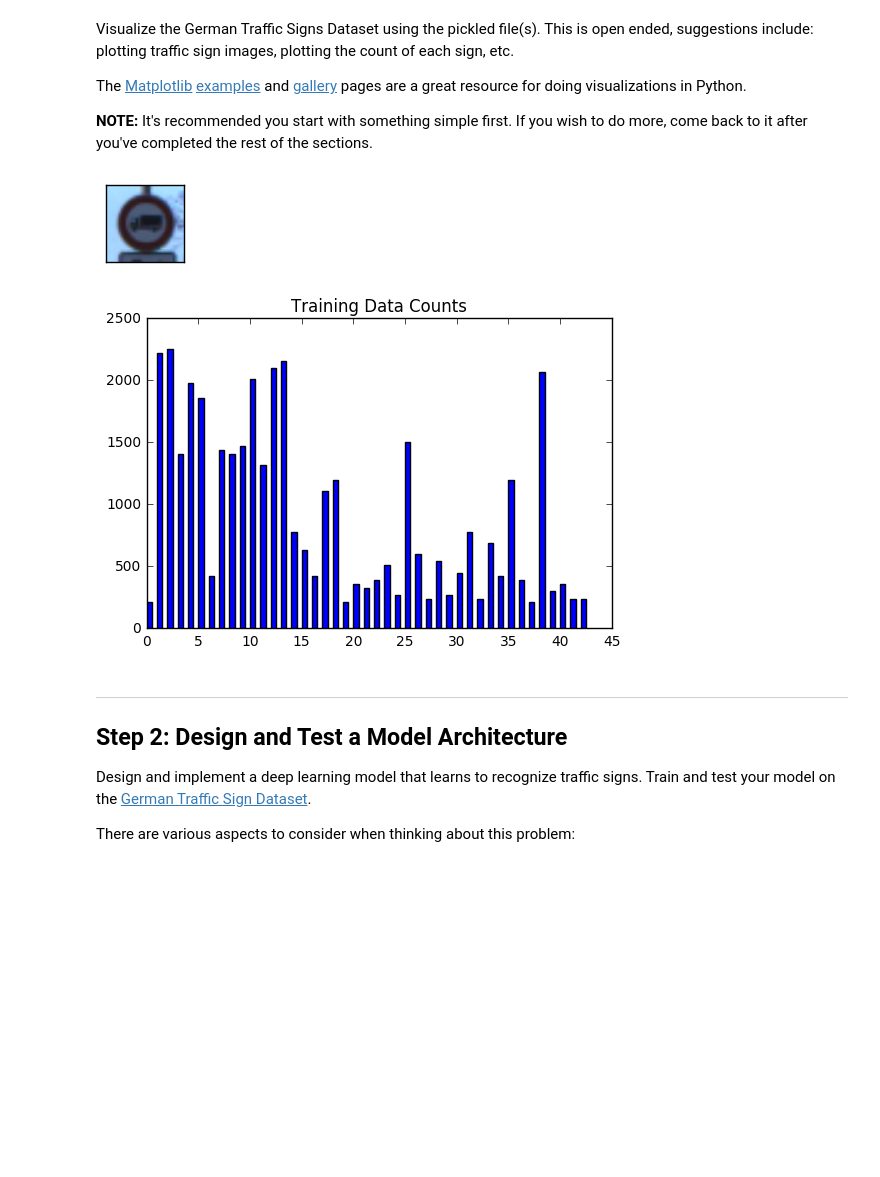
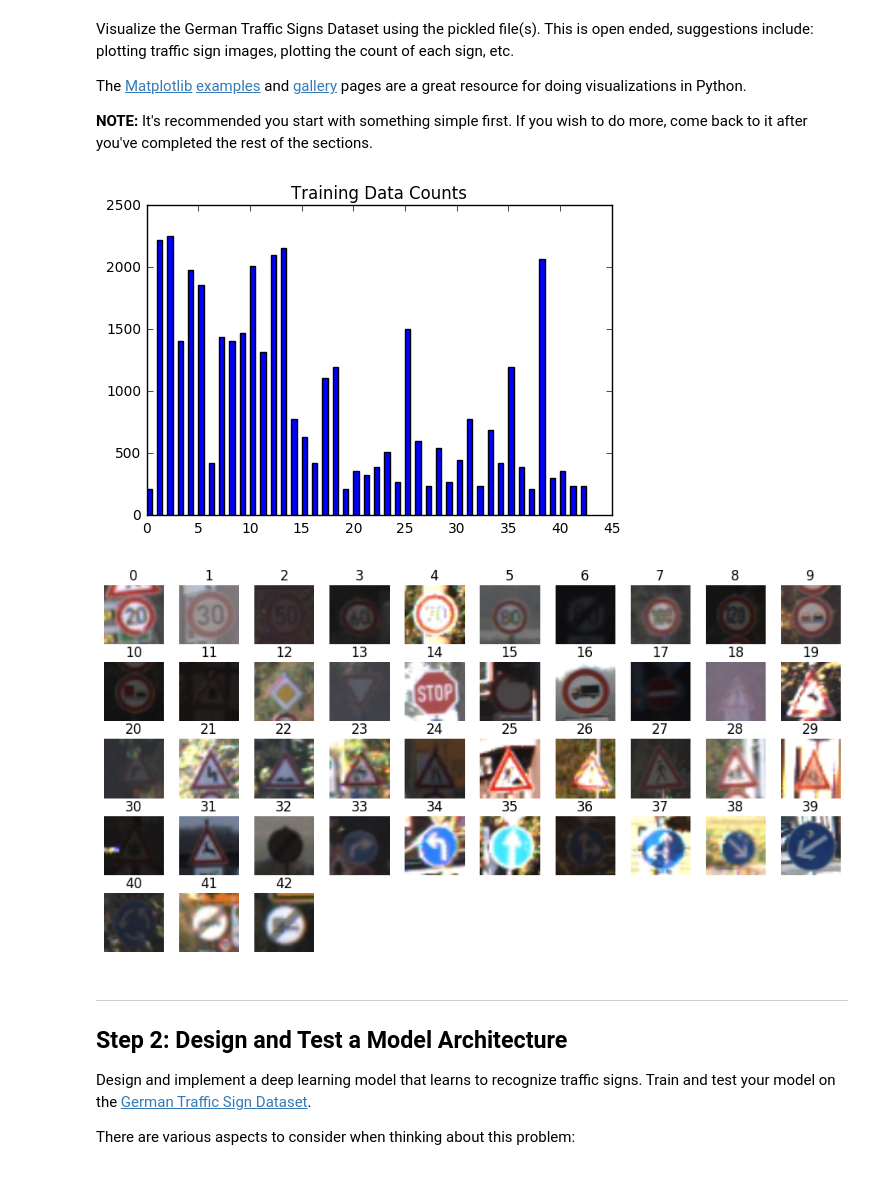
Before and after one commit to hamptonb94/CarND-Traffic-Sign-Classifier-Project, a Jupyter notebook: Traffic_Sign_Classifier.ipynb, the cells around one changed output. Drawn from its saved outputs; the diff is of its cells as text; code cells hidden in the pictures; blank space fills up the shorter version.

```diff
--- a/Traffic_Sign_Classifier.ipynb
+++ b/Traffic_Sign_Classifier.ipynb
@@ -79,29 +79,37 @@ The [Matplotlib](http://matplotlib.org/) [examples](http://matplotlib.org/exampl
 # %%
 ### Data exploration visualization goes here.
 ### Feel free to use as many code cells as needed.
 import random
 import numpy as np
 import matplotlib.pyplot as plt
+import matplotlib.gridspec as gridspec
 # Visualizations will be shown in the notebook.
 %matplotlib inline
-
-# plot a random image
-index = random.randint(0, len(X_train))
-image = X_train[index].squeeze()
-plt.figure(figsize=(1,1))
-plt.xticks([])
-plt.yticks([])
-plt.imshow(image)
 
 # plot a histogram of how many of each class are in the training and testing sets
 bins = np.array(range(n_classes+1))
 hist, edges = np.histogram(y_train, bins)
 fig, ax = plt.subplots()
 plt.title("Training Data Counts")
 rects1 = ax.bar(range(n_classes), hist, width = 0.5, color='b')
+
+# print one of each sign to see what they all look like
+gs1 = gridspec.GridSpec(10, 10)
+gs1.update(wspace=0.01, hspace=0.3) # set the spacing between axes.
+plt.figure(figsize=(12,12))
+for i in range(n_classes):
+    indexes = np.where(y_train == i)[0]
+    image = X_train[indexes[5]].squeeze()
+    ax1 = plt.subplot(gs1[i])
+    ax1.set_xticklabels([])
+    ax1.set_yticklabels([])
+    ax1.title.set_text(i)
+    #plt.subplot(10,10,i+1)
+    plt.imshow(image)
+    plt.axis('off')
 # %% [output]
-[figure, old version]
+[figure, new version]
-[figure, old version]
+[figure, new version]
 # %% [markdown]
 ----
 
```
Also changed, not shown: parts of 12 cells of this notebook.
